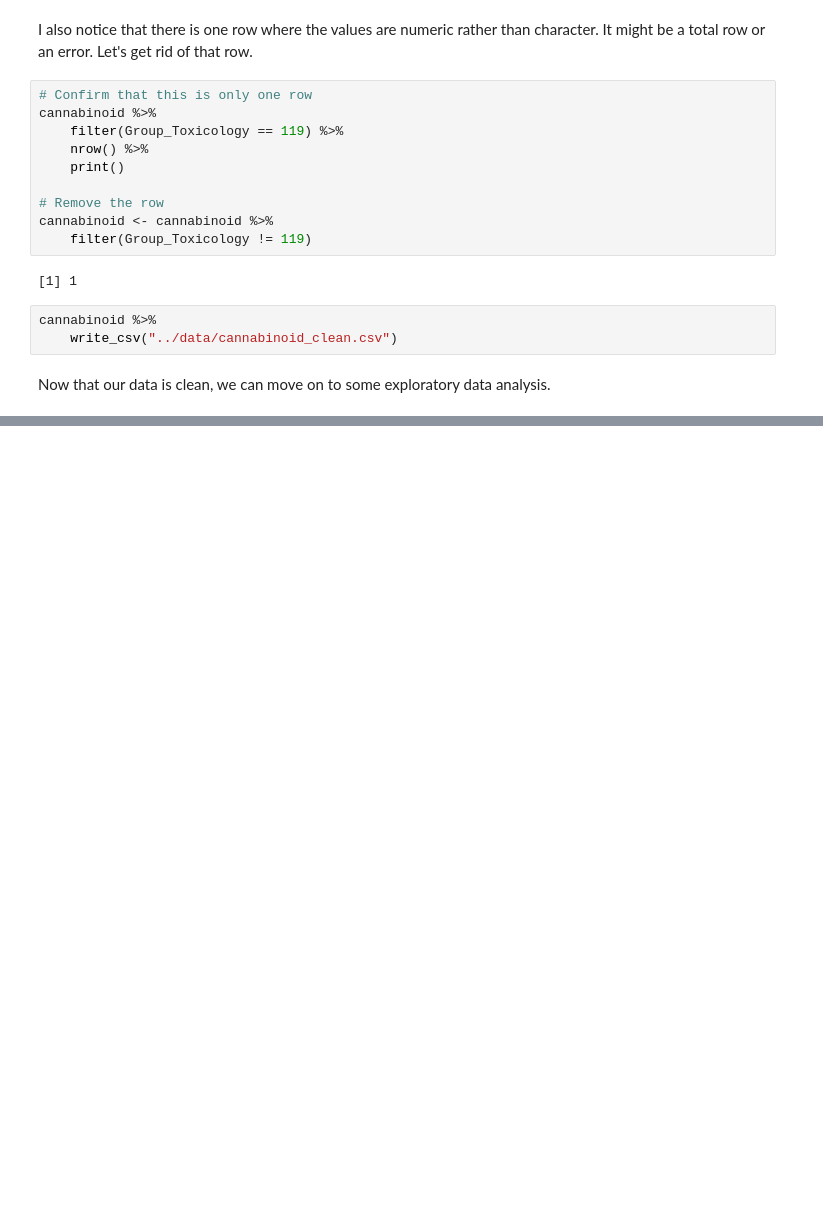
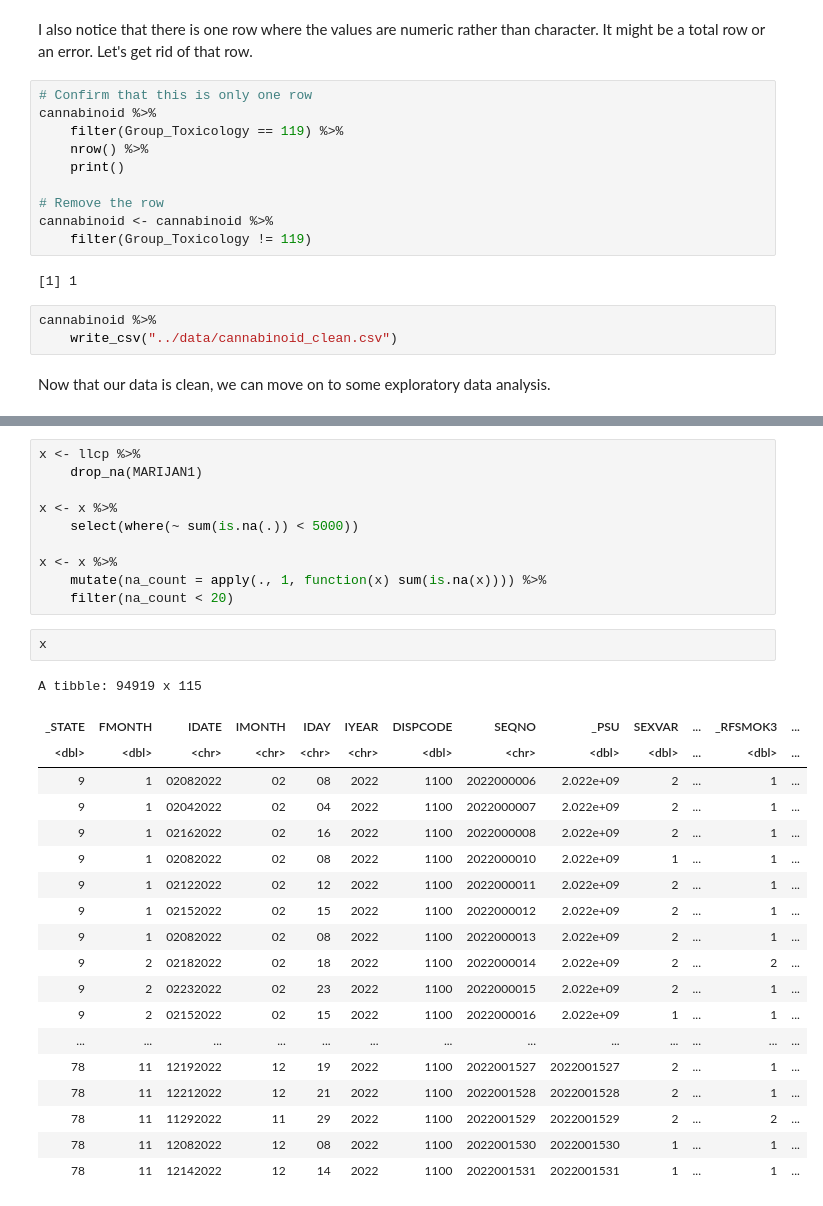
Before and after one commit to anly501/dsan-5000-project-mfgeary, a Jupyter notebook: dsan-website/5000-website/data-cleaning/data-cleaning.ipynb, the cells around one changed output, grey strips where cells are left out. Cells and saved outputs as stored; diff of their text form; blank space fills up the shorter version.

```diff
--- a/dsan-website/5000-website/data-cleaning/data-cleaning.ipynb
+++ b/dsan-website/5000-website/data-cleaning/data-cleaning.ipynb
@@ -429,0 +741,32 @@ Now that our data is clean, we can move on to some exploratory data analysis.
+# %%
+x <- llcp %>%
+    drop_na(MARIJAN1)
+
+x <- x %>%
+    select(where(~ sum(is.na(.)) < 5000))
+
+x <- x %>%
+    mutate(na_count = apply(., 1, function(x) sum(is.na(x)))) %>%
+    filter(na_count < 20)
+# %%
+x
+# %% [output]
+A tibble: 94919 x 115
+| _STATE | FMONTH | IDATE | IMONTH | IDAY | IYEAR | DISPCODE | SEQNO | _PSU | SEXVAR | ... | _RFSMOK3 | ... |
+| <dbl> | <dbl> | <chr> | <chr> | <chr> | <chr> | <dbl> | <chr> | <dbl> | <dbl> | ... | <dbl> | ... |
+| 9 | 1 | 02082022 | 02 | 08 | 2022 | 1100 | 2022000006 | 2.022e+09 | 2 | ... | 1 | ... |
+| 9 | 1 | 02042022 | 02 | 04 | 2022 | 1100 | 2022000007 | 2.022e+09 | 2 | ... | 1 | ... |
+| 9 | 1 | 02162022 | 02 | 16 | 2022 | 1100 | 2022000008 | 2.022e+09 | 2 | ... | 1 | ... |
+| 9 | 1 | 02082022 | 02 | 08 | 2022 | 1100 | 2022000010 | 2.022e+09 | 1 | ... | 1 | ... |
+| 9 | 1 | 02122022 | 02 | 12 | 2022 | 1100 | 2022000011 | 2.022e+09 | 2 | ... | 1 | ... |
+| 9 | 1 | 02152022 | 02 | 15 | 2022 | 1100 | 2022000012 | 2.022e+09 | 2 | ... | 1 | ... |
+| 9 | 1 | 02082022 | 02 | 08 | 2022 | 1100 | 2022000013 | 2.022e+09 | 2 | ... | 1 | ... |
+| 9 | 2 | 02182022 | 02 | 18 | 2022 | 1100 | 2022000014 | 2.022e+09 | 2 | ... | 2 | ... |
+| 9 | 2 | 02232022 | 02 | 23 | 2022 | 1100 | 2022000015 | 2.022e+09 | 2 | ... | 1 | ... |
+| 9 | 2 | 02152022 | 02 | 15 | 2022 | 1100 | 2022000016 | 2.022e+09 | 1 | ... | 1 | ... |
+| ... | ... | ... | ... | ... | ... | ... | ... | ... | ... | ... | ... | ... |
+| 78 | 11 | 12192022 | 12 | 19 | 2022 | 1100 | 2022001527 | 2022001527 | 2 | ... | 1 | ... |
+| 78 | 11 | 12212022 | 12 | 21 | 2022 | 1100 | 2022001528 | 2022001528 | 2 | ... | 1 | ... |
+| 78 | 11 | 11292022 | 11 | 29 | 2022 | 1100 | 2022001529 | 2022001529 | 2 | ... | 2 | ... |
+| 78 | 11 | 12082022 | 12 | 08 | 2022 | 1100 | 2022001530 | 2022001530 | 1 | ... | 1 | ... |
+| 78 | 11 | 12142022 | 12 | 14 | 2022 | 1100 | 2022001531 | 2022001531 | 1 | ... | 1 | ... |
```
Also changed, not shown: parts of 39 cells of this notebook.
